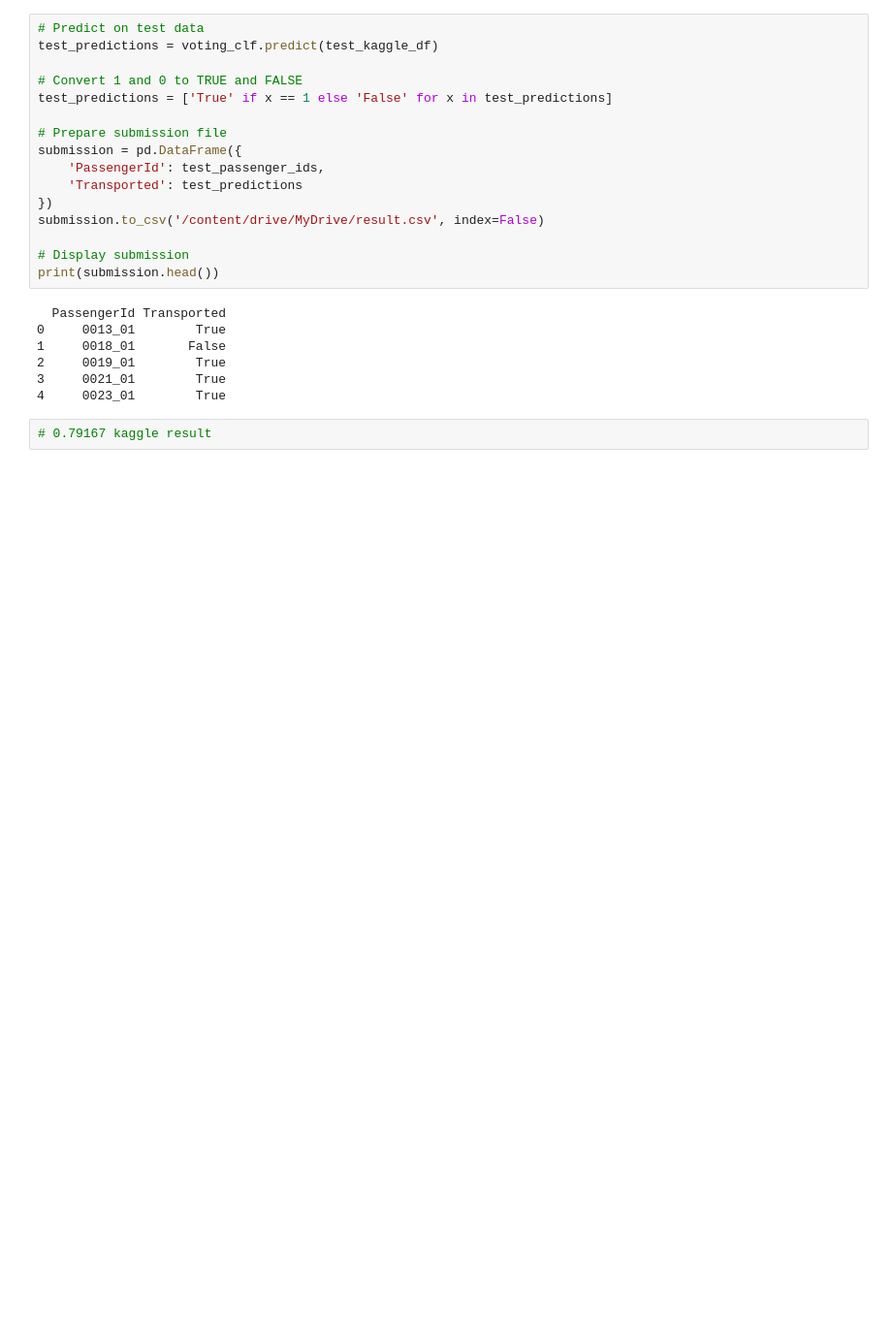
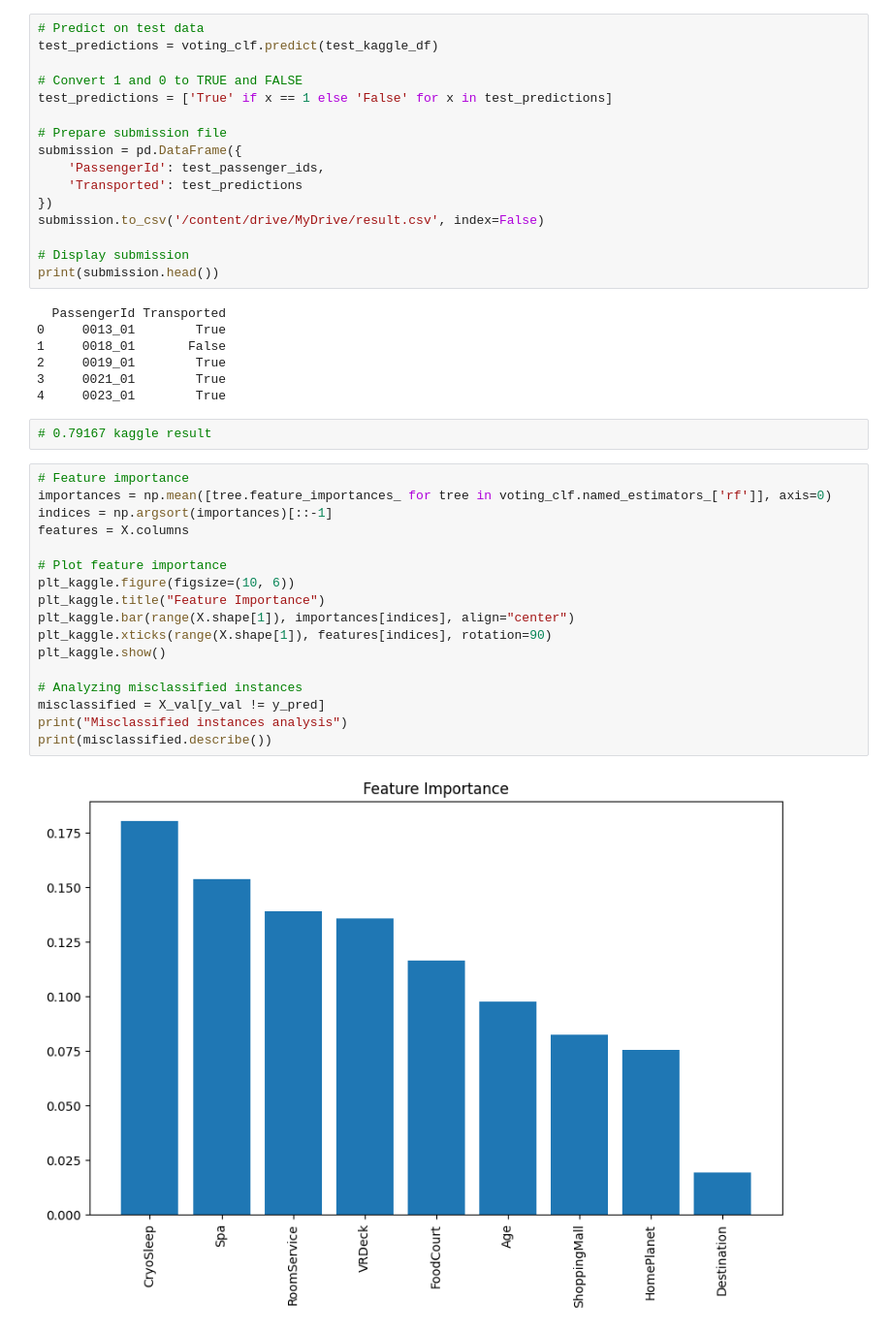
Before and after one commit to Waleed123/Kaggle_Competition_new, a Jupyter notebook: Kagglecompetition.ipynb, the cells around one changed output. Shown: that part at 97% size. Drawn from its saved outputs; the diff is of its cells as text; blank space fills up the shorter version.

```diff
--- a/Kagglecompetition.ipynb
+++ b/Kagglecompetition.ipynb
@@ -170,3 +170,22 @@ print(submission.head())
 4     0023_01        True
 # %%
 # 0.79167 kaggle result
+# %%
+# Feature importance
+importances = np.mean([tree.feature_importances_ for tree in voting_clf.named_estimators_['rf']], axis=0)
+indices = np.argsort(importances)[::-1]
+features = X.columns
+
+# Plot feature importance
+plt_kaggle.figure(figsize=(10, 6))
+plt_kaggle.title("Feature Importance")
+plt_kaggle.bar(range(X.shape[1]), importances[indices], align="center")
+plt_kaggle.xticks(range(X.shape[1]), features[indices], rotation=90)
+plt_kaggle.show()
+
+# Analyzing misclassified instances
+misclassified = X_val[y_val != y_pred]
+print("Misclassified instances analysis")
+print(misclassified.describe())
+# %% [output]
+[figure, added]
```
Also changed, not shown: parts of 3 cells of this notebook.
